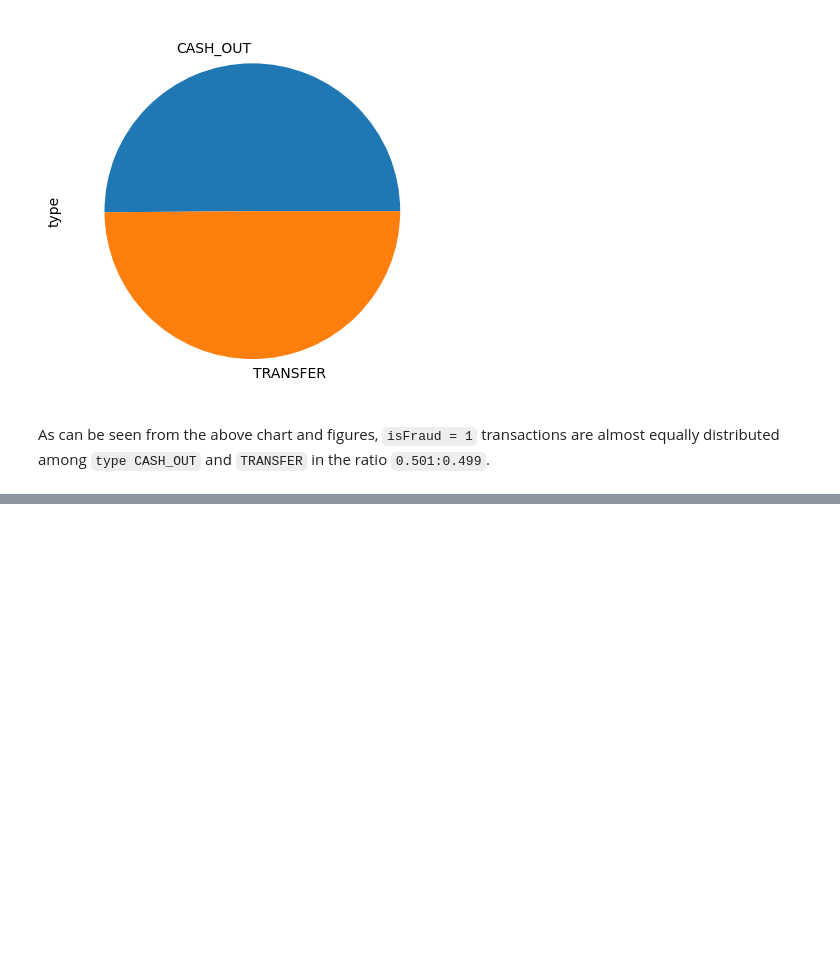
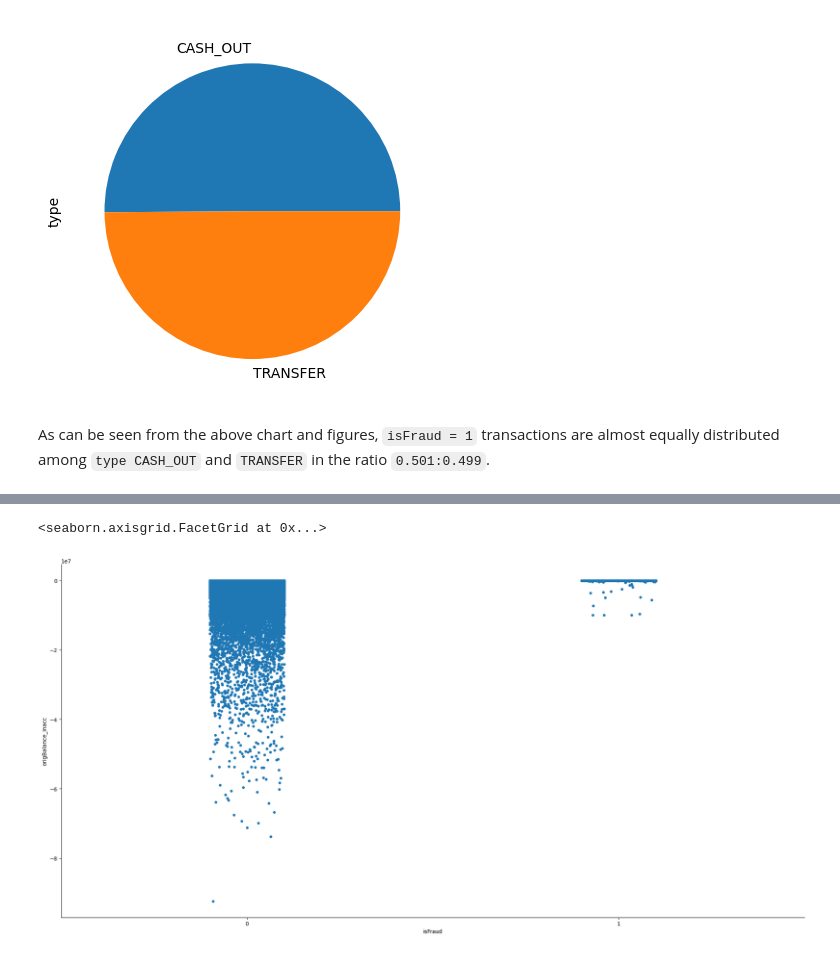
Before and after one commit to parthareja/financial-fraud-detection, a Jupyter notebook: financial-fraud-detection.ipynb, the cells around one changed output, grey strips where cells are left out. Cells and saved outputs as stored; diff of their text form; code cells hidden in the pictures; blank space fills up the shorter version.

```diff
--- a/financial-fraud-detection.ipynb
+++ b/financial-fraud-detection.ipynb
@@ -173,0 +311,5 @@ As can be seen from the above chart and figures, `isFraud = 1` transactions are
+# %%
+df['origBalance_inacc'] = (df['oldbalanceOrg'] - df['amount']) - df['newbalanceOrig']
+df['destBalance_inacc'] = (df['oldbalanceDest'] + df['amount']) - df['newbalanceDest']
+
+df[['origBalance_inacc', 'destBalance_inacc']]
@@ -173,0 +340,5 @@ As can be seen from the above chart and figures, `isFraud = 1` transactions are
+# %%
+sns.catplot(data=df, x = df.isFraud, y = df.origBalance_inacc, height = 10, aspect = 2)
+# %% [output]
+<seaborn.axisgrid.FacetGrid at 0x...>
+[figure, added]
```
Also changed, not shown: parts of 26 cells of this notebook.
